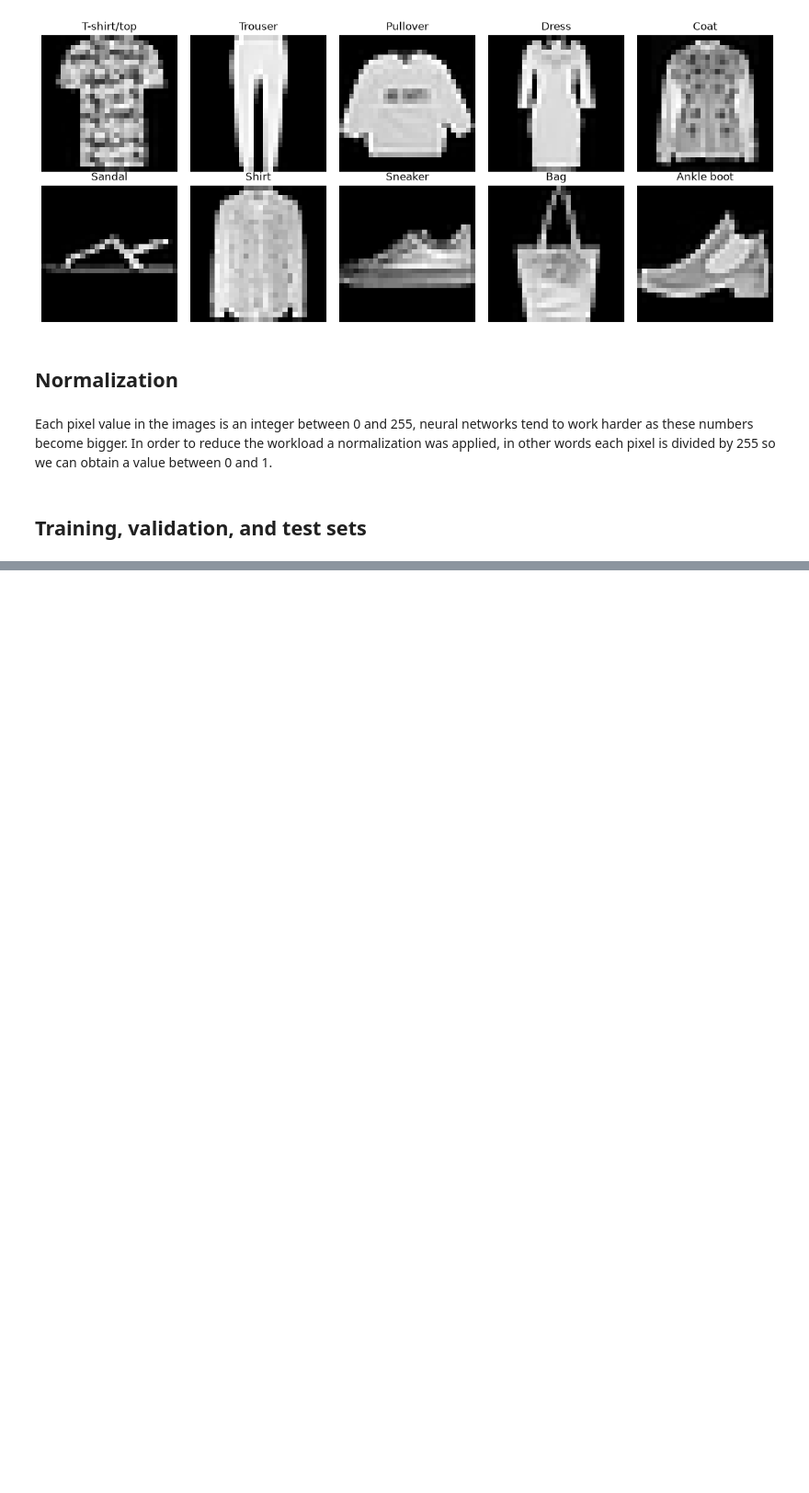
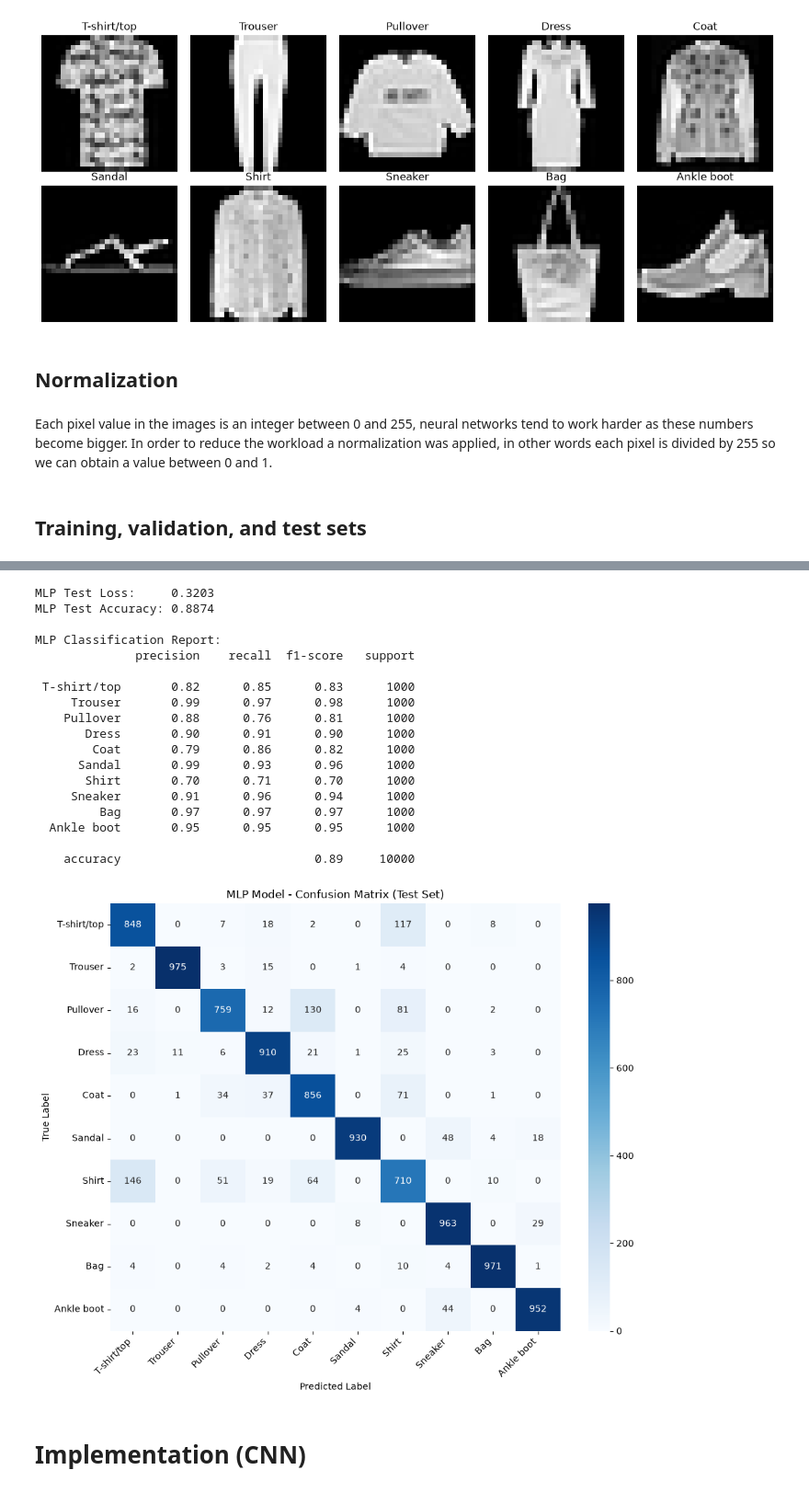
Before and after one commit to Ikerdayz/Clothing-Classification-Using-Neural-Networks, a Jupyter notebook: ClothingClassification.ipynb, the cells around one changed output, grey strips where cells are left out. Shown at 92% size. Cells and saved outputs as stored; diff of their text form; code cells hidden in the pictures; blank space fills up the shorter version.

Commit message:
MLP & CNN implementation

```diff
--- a/ClothingClassification.ipynb
+++ b/ClothingClassification.ipynb
@@ -138,0 +303,67 @@ X_train_mlp, X_val_mlp, y_train, y_val = train_test_split(
+# %%
+# Class names for Fashion-MNIST (indices 0 to 9)
+class_names = [
+    "T-shirt/top", "Trouser", "Pullover", "Dress", "Coat",
+    "Sandal", "Shirt", "Sneaker", "Bag", "Ankle boot"
+]
+
+# Evaluate overall performance on the unseen test set
+test_loss_mlp, test_acc_mlp = mlp_model.evaluate(X_test_mlp, y_test, verbose=0)
+print(f"MLP Test Loss:     {test_loss_mlp:.4f}")
+print(f"MLP Test Accuracy: {test_acc_mlp:.4f}\n")
+
+# Generate class predictions (probabilities -> predicted class index)
+y_pred_probs_mlp = mlp_model.predict(X_test_mlp, verbose=0)
+y_pred_mlp = np.argmax(y_pred_probs_mlp, axis=1)
+
+# Print detailed classification report per category (excluding 'macro avg' and 'weighted avg')
+report_mlp = classification_report(y_test, y_pred_mlp, target_names=class_names)
+clean_report_mlp = "\n".join(
+    line for line in report_mlp.splitlines()
+    if not any(avg in line for avg in ("macro avg", "weighted avg"))
+)
+
+print("MLP Classification Report:")
+print(clean_report_mlp)
+
+# Compute and plot the Confusion Matrix
+cm_mlp = confusion_matrix(y_test, y_pred_mlp)
+
+plt.figure(figsize=(10, 8))
+sns.heatmap(
+    cm_mlp,
+    annot=True,
+    fmt="d",
+    cmap="Blues",
+    xticklabels=class_names,
+    yticklabels=class_names
+)
+plt.title("MLP Model - Confusion Matrix (Test Set)")
+plt.xlabel("Predicted Label")
+plt.ylabel("True Label")
+plt.xticks(rotation=45, ha="right")
+plt.yticks(rotation=0)
+plt.tight_layout()
+plt.show()
+# %% [output]
+MLP Test Loss:     0.3203
+MLP Test Accuracy: 0.8874
+
+MLP Classification Report:
+              precision    recall  f1-score   support
+
+ T-shirt/top       0.82      0.85      0.83      1000
+     Trouser       0.99      0.97      0.98      1000
+    Pullover       0.88      0.76      0.81      1000
+       Dress       0.90      0.91      0.90      1000
+        Coat       0.79      0.86      0.82      1000
+      Sandal       0.99      0.93      0.96      1000
+       Shirt       0.70      0.71      0.70      1000
+     Sneaker       0.91      0.96      0.94      1000
+         Bag       0.97      0.97      0.97      1000
+  Ankle boot       0.95      0.95      0.95      1000
+
+    accuracy                           0.89     10000
+[figure, added]
+# %% [markdown]
+# Implementation (CNN)
```
Also changed, not shown: parts of 15 cells of this notebook.
